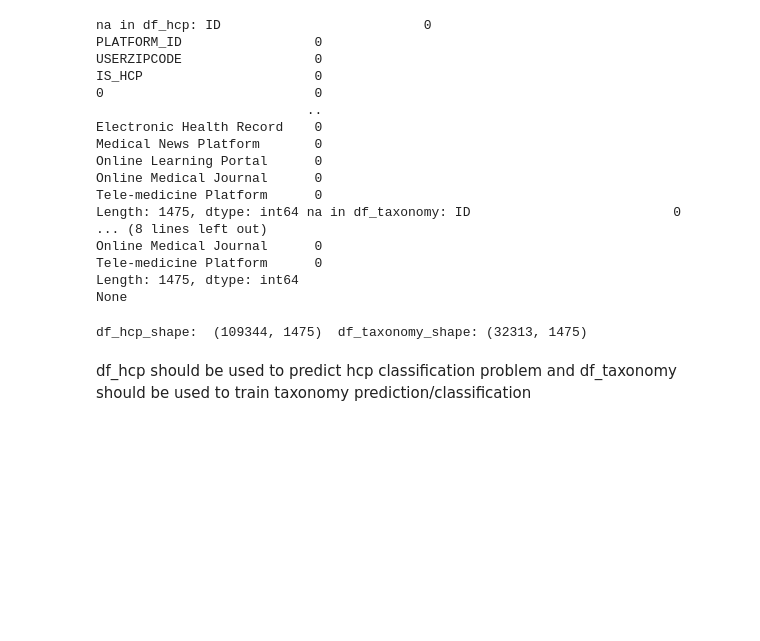
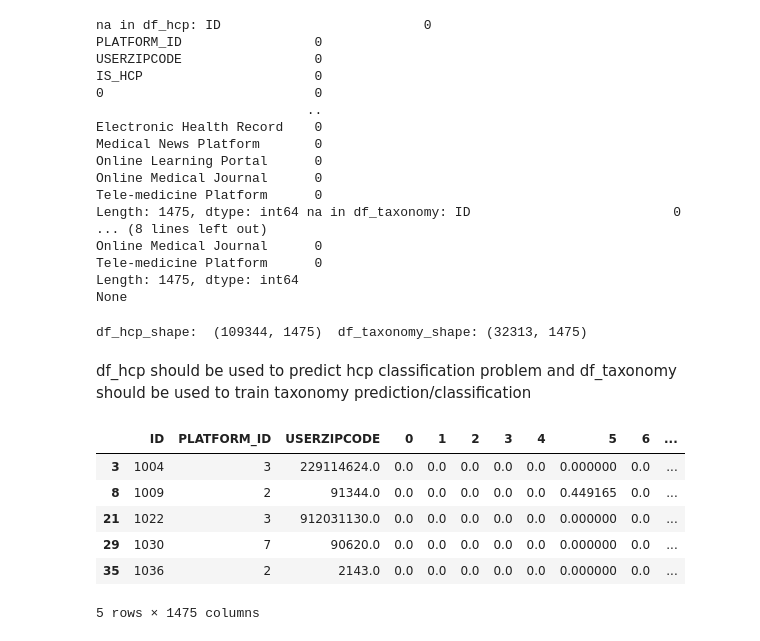
Before and after one commit to mellow-75/hackathon-, a Jupyter notebook: Preprocess.ipynb, the cells around one changed output. Drawn from its saved outputs; the diff is of its cells as text; code cells hidden in the pictures; blank space fills up the shorter version.

Commit message:
Taxonomy Change in vector and models apply on it

```diff
--- a/Preprocess.ipynb
+++ b/Preprocess.ipynb
@@ -18,7 +16,7 @@ from sklearn.ensemble import RandomForestClassifier
 from sklearn.neural_network import MLPClassifier
 from sklearn.metrics import accuracy_score, precision_score, recall_score ,f1_score,confusion_matrix
 # %%
-df=pd.read_csv("/content/drive/MyDrive/hackathon/Doceree-HCP_Train.csv", encoding = "latin=1")
+df=pd.read_csv("Doceree-HCP_Train.csv", encoding = "latin=1")
 # %%
 df.head()
 # %% [output]
@@ -412,3 +417,41 @@ print("df_hcp_shape: ",df_hcp.shape," df_taxonomy_shape:",df_taxonomy.shape)
 df_hcp_shape:  (109344, 1475)  df_taxonomy_shape: (32313, 1475)
 # %% [markdown]
 df_hcp should be used to predict hcp classification problem and df_taxonomy should be used to train taxonomy prediction/classification
+# %%
+
+from gensim.models import Word2Vec
+import numpy as np
+
+df = df_taxonomy.dropna(subset=['TAXONOMY'])
+
+
+df_taxonomy['TAXONOMY'] = df_taxonomy['TAXONOMY'].astype(str)
+
+
+tokenized_text = [text.split() for text in df_taxonomy['TAXONOMY']]
+model = Word2Vec(tokenized_text,vector_size=100, window=5, min_count=1, workers=4)
+
+
+vectors = []
+for tokens in tokenized_text:
+    vectorized_tokens = []
+    for token in tokens:
+        if token in model.wv:
+            vectorized_tokens.append(model.wv[token])
+    vectors.append(vectorized_tokens)
+
+
+aggregated_vectors = [np.mean(vec_list, axis=0) if vec_list else np.zeros(model.vector_size) for vec_list in vectors]
+# %%
+df_taxonomy['TAXONOMY_vectors'] = aggregated_vectors
+df_taxonomy.drop(columns=['TAXONOMY'], inplace=True)
+# %%
+df_taxonomy.head()
+# %% [output]
+|  | ID | PLATFORM_ID | USERZIPCODE | 0 | 1 | 2 | 3 | 4 | 5 | 6 | ... |
+| 3 | 1004 | 3 | 229114624.0 | 0.0 | 0.0 | 0.0 | 0.0 | 0.0 | 0.000000 | 0.0 | ... |
+| 8 | 1009 | 2 | 91344.0 | 0.0 | 0.0 | 0.0 | 0.0 | 0.0 | 0.449165 | 0.0 | ... |
+| 21 | 1022 | 3 | 912031130.0 | 0.0 | 0.0 | 0.0 | 0.0 | 0.0 | 0.000000 | 0.0 | ... |
+| 29 | 1030 | 7 | 90620.0 | 0.0 | 0.0 | 0.0 | 0.0 | 0.0 | 0.000000 | 0.0 | ... |
+| 35 | 1036 | 2 | 2143.0 | 0.0 | 0.0 | 0.0 | 0.0 | 0.0 | 0.000000 | 0.0 | ... |
+5 rows × 1475 columns
```
Also changed, not shown: parts of 24 cells of this notebook.
